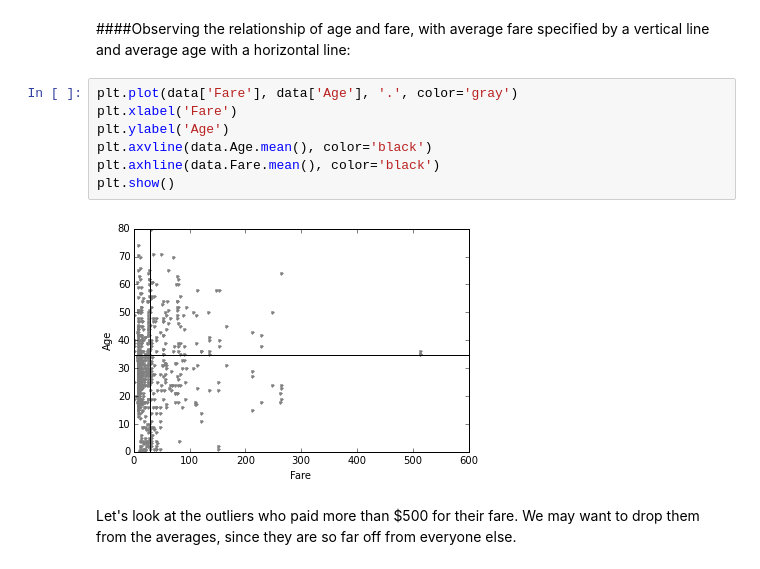
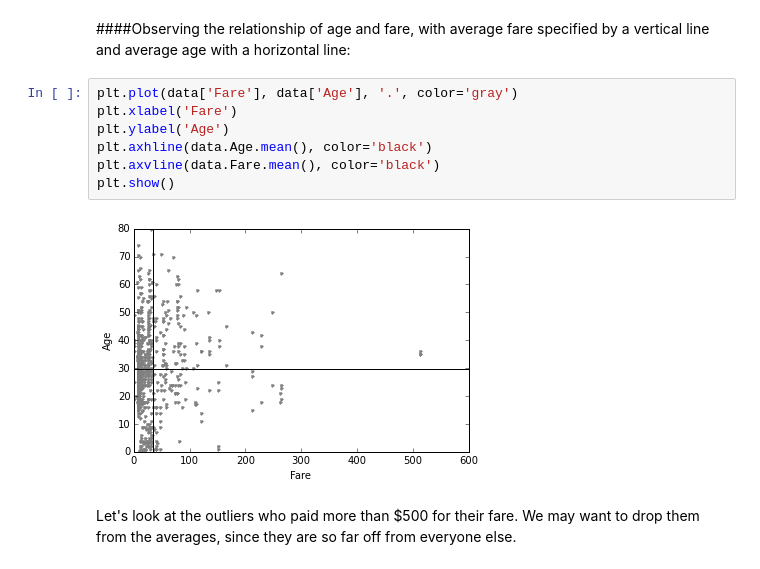
Before and after one commit to ronrihoo/Data_Analyst__Project_2, a Jupyter notebook: DAND__Project_2__Investigating a Dataset.ipynb, the cells around one changed output. Cells and saved outputs as stored; diff of their text form.

Commit message:
Revision 1.3
Re-adjusted horizontal and vertical lines on three plots.

```diff
--- a/DAND__Project_2__Investigating a Dataset.ipynb
+++ b/DAND__Project_2__Investigating a Dataset.ipynb
@@ -231,12 +231,12 @@ Take note of the changes.
 # %%
 plt.plot(data['Fare'], data['Age'], '.', color='gray')
 plt.xlabel('Fare')
 plt.ylabel('Age')
-plt.axvline(data.Age.mean(), color='black')
-plt.axhline(data.Fare.mean(), color='black')
+plt.axhline(data.Age.mean(), color='black')
+plt.axvline(data.Fare.mean(), color='black')
 plt.show()
 # %% [output]
-[figure, old version]
+[figure, new version]
 # %% [markdown]
 Let's look at the outliers who paid more than $500 for their fare. We may want to drop them from the averages, since they are so far off from everyone else.
 # %%
```
Also changed, not shown: parts of 1 cell of this notebook, 1 other file.
